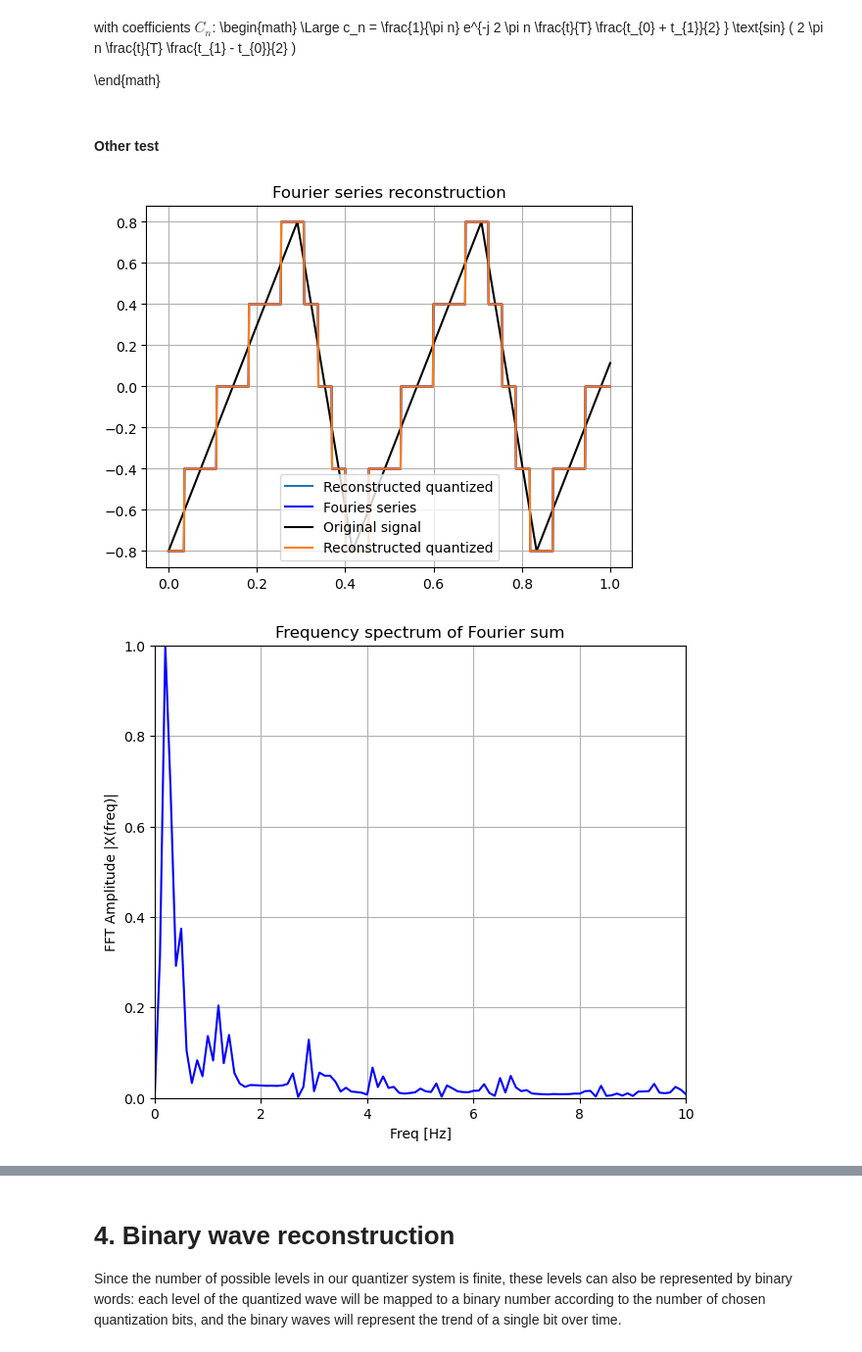
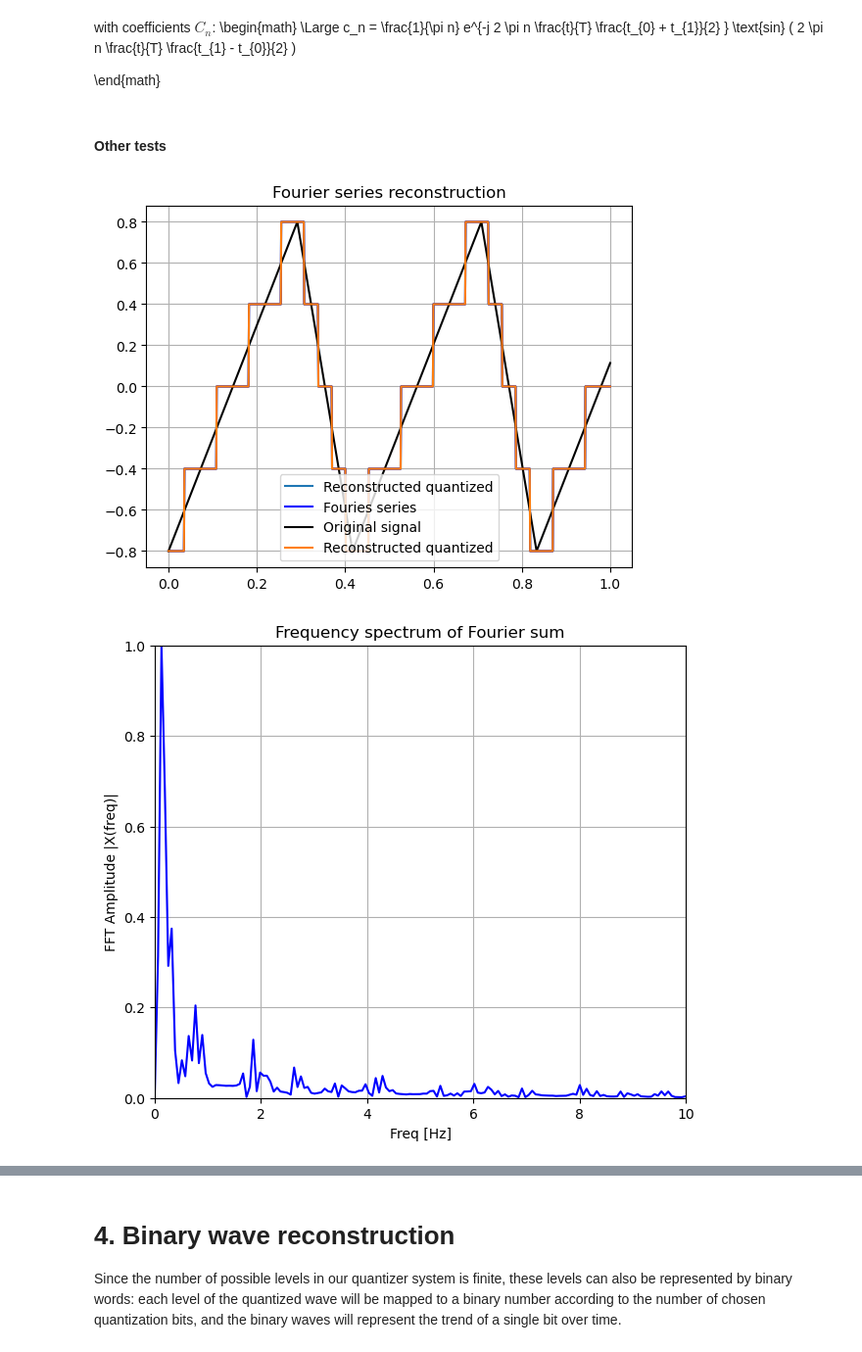
Before and after one commit to lindafabs/Semester-Project, a Jupyter notebook: Final_notebook.ipynb, the cells around one changed output, grey strips where cells are left out. Shown at 98% size. Saved outputs shown, nothing was run; the diff lists cells and outputs as text; code cells hidden in the pictures.

```diff
--- a/Final_notebook.ipynb
+++ b/Final_notebook.ipynb
@@ -442,17 +444,17 @@ freq_FS, X_FS = utils.fourier_analysis(FS_complete, fsmp = 1000)
 plt.figure(figsize=(7, 6))
 utils.fourier_plot(freq_FS, X_FS, freq_lim=100, title="Frequency spectrum of Fourier sum")
 # %% [markdown]
-#### Other test
+#### Other tests
 # %%
 import amplitudeSampling
-def new_test(x):
+def sawtooth_test(x):
     f0 = 2.4 # Hz
     return 0.8* signal.sawtooth(2 * np.pi * f0 * x, 0.7)
 
-amplitudeSampling.ampSmp_run(t_range,T,q, new_test, plot=True)
+amplitudeSampling.ampSmp_run(t_range,T,q, sawtooth_test, plot=True, f_fft = 64)
 # %% [output]
 [figure]
-[figure, old version]
+[figure, new version]
 array([ 0.45915088+1.04871645j,  0.16872852+0.95441823j,
         0.00614851+0.73887497j, -0.00231548+0.53468961j,
         0.06157512+0.43010831j,  0.09786871+0.40958015j,
```
Also changed, not shown: parts of 14 cells of this notebook, 4 other files.
